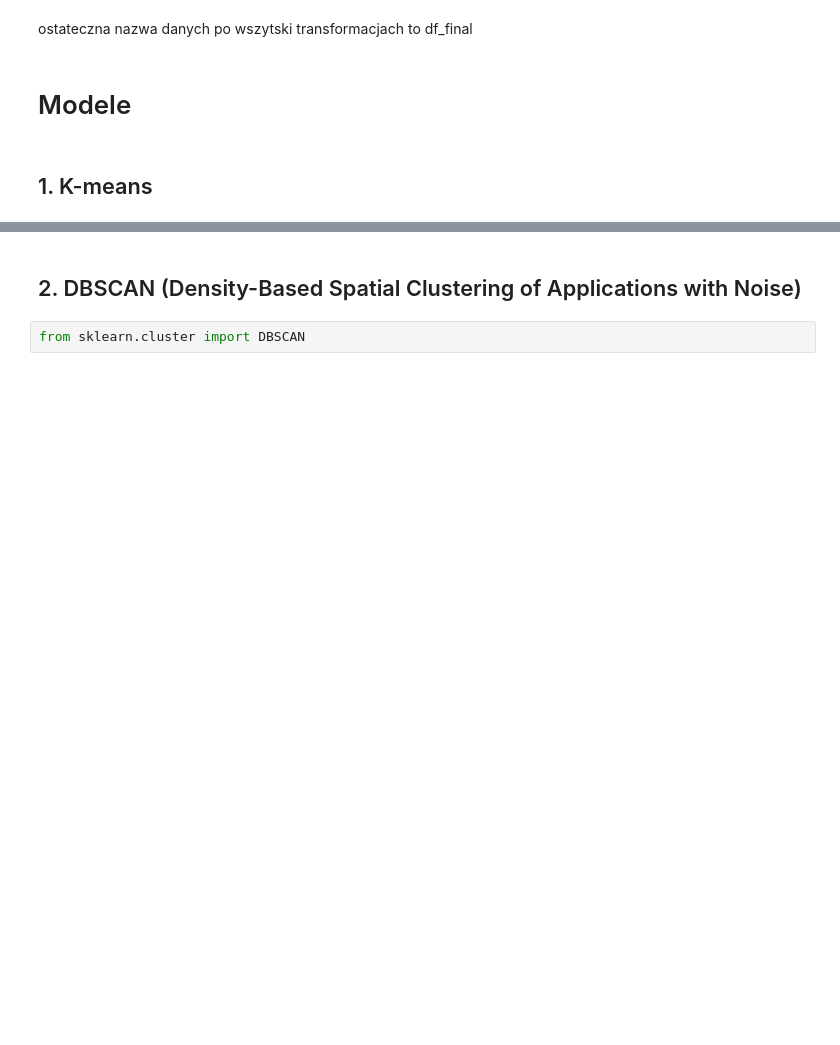
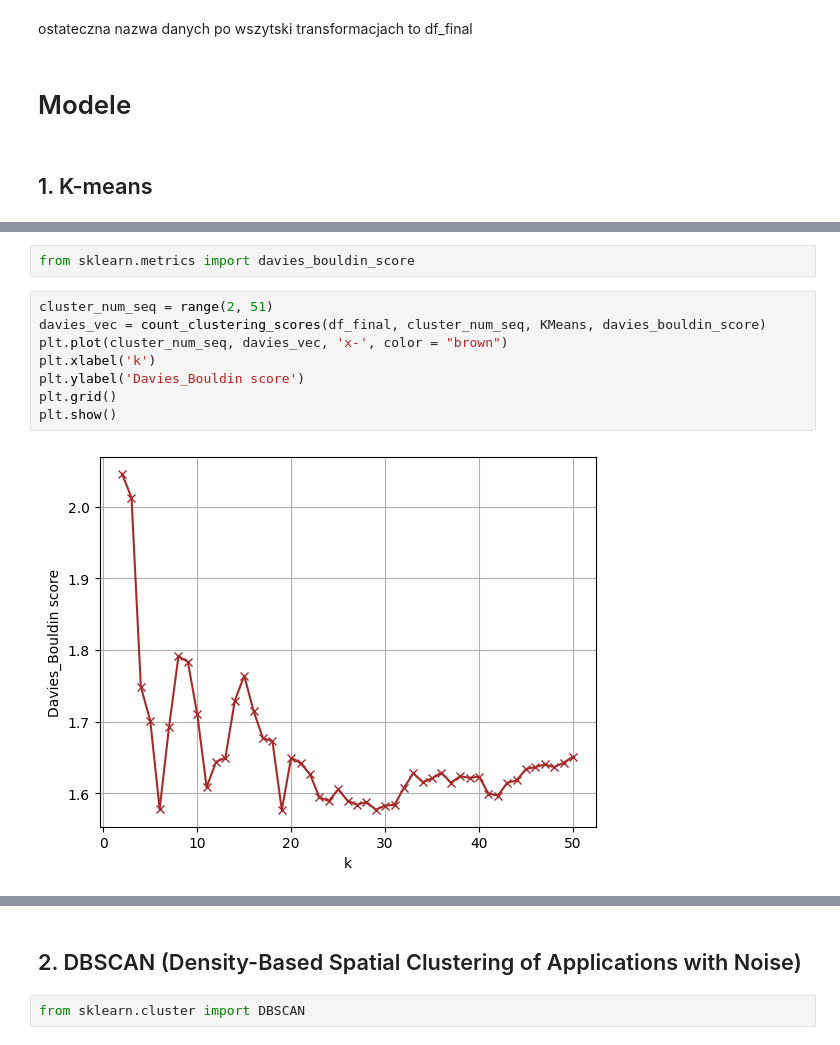
Before and after one commit to AristocratesJ/New-York-Airbnb-Clustering-Task, a Jupyter notebook: final_models/final_models.ipynb, the cells around one changed output, grey strips where cells are left out. Saved outputs shown, nothing was run; the diff lists cells and outputs as text; blank space fills up the shorter version.

```diff
--- a/final_models/final_models.ipynb
+++ b/final_models/final_models.ipynb
@@ -285,0 +346,12 @@ uznalam ze robiles to juz ostatnio, wiec chyba latwiej jak ten ty zrobisz
+# %%
+from sklearn.metrics import davies_bouldin_score
+# %%
+cluster_num_seq = range(2, 51)
+davies_vec = count_clustering_scores(df_final, cluster_num_seq, KMeans, davies_bouldin_score)
+plt.plot(cluster_num_seq, davies_vec, 'x-', color = "brown")
+plt.xlabel('k')
+plt.ylabel('Davies_Bouldin score')
+plt.grid()
+plt.show()
+# %% [output]
+[figure, added]
```
Also changed, not shown: parts of 73 cells of this notebook, 2 other files.
